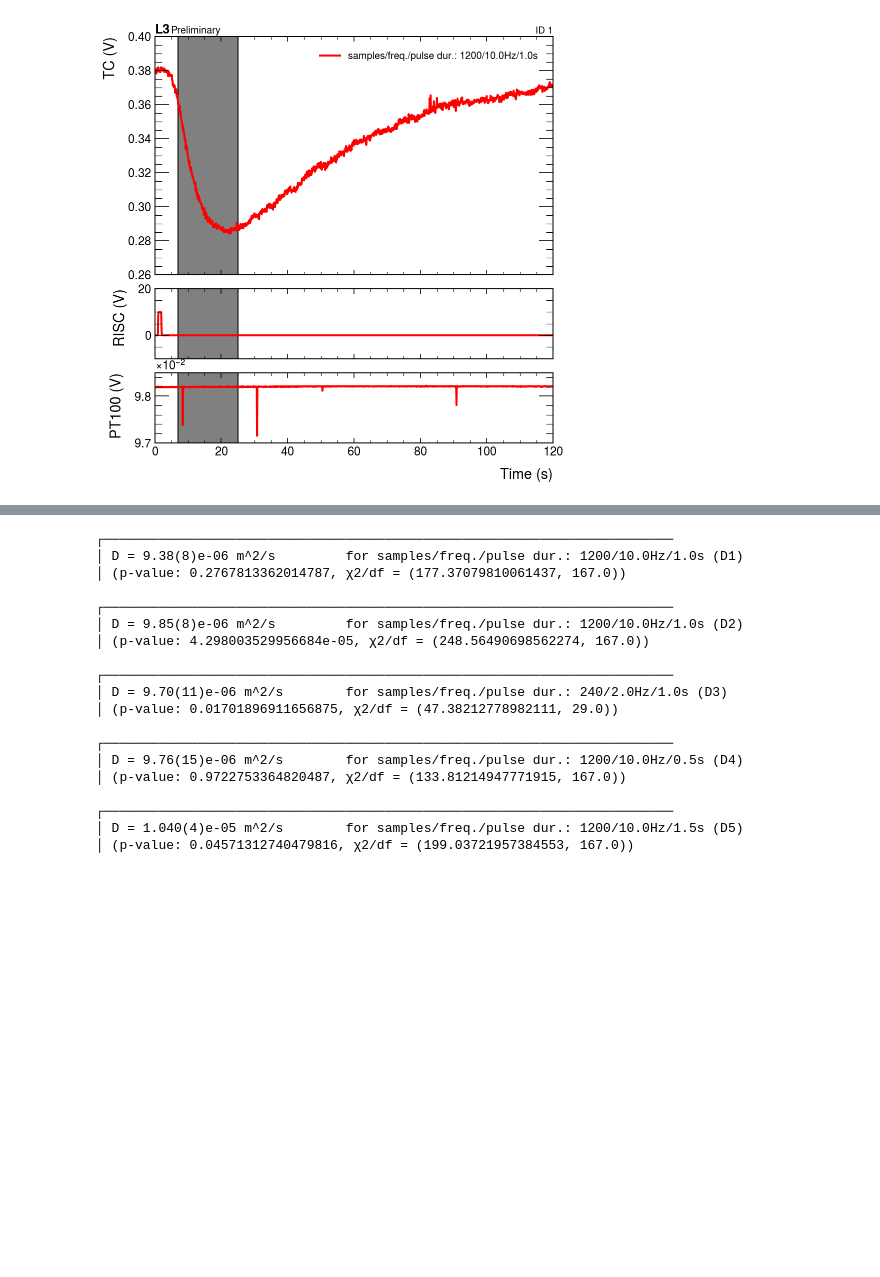
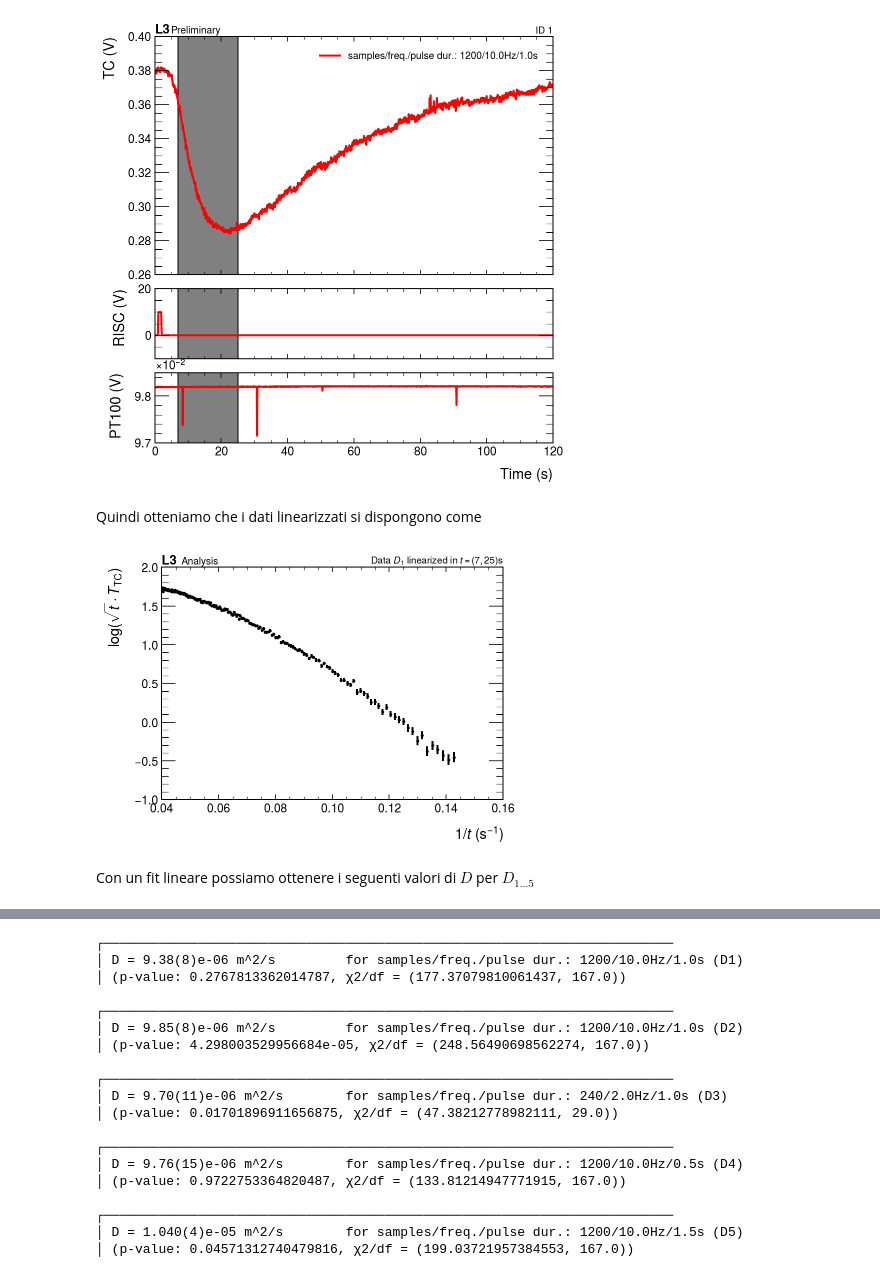
Before and after one commit to mattiasotgia/alphalab3, a Jupyter notebook: HeatTransfer/2023_03_27_analysis.ipynb, the cells around one changed output, grey strips where cells are left out. Drawn from its saved outputs; the diff is of its cells as text; code cells hidden in the pictures; blank space fills up the shorter version.

```diff
--- a/HeatTransfer/2023_03_27_analysis.ipynb
+++ b/HeatTransfer/2023_03_27_analysis.ipynb
@@ -56,6 +57,16 @@ low, up = 7, 25
 D1.prelim_plot(low,up)
 # %% [output]
 [figure]
+# %% [markdown]
+Quindi otteniamo che i dati linearizzati si dispongono come
+# %%
+_ = Analysis(D1).filter(low, up).plot_linearized()
+hep.label.exp_text('L3 ', 'Analysis')
+_ = hep.label.lumitext(f'Data $D_1$ linearized in $t = ({low}, {up})$s')
+# %% [output]
+[figure, added]
+# %% [markdown]
+Con un fit lineare possiamo ottenere i seguenti valori di $D$ per $D_{1\dots5}$
 # %%
 for i, D in enumerate(datasets):
     value, error, M = Analysis(D).filter(low, up).linearized_model_fit(-30, 2)
```
Also changed, not shown: parts of 22 cells of this notebook, 9 other files.
